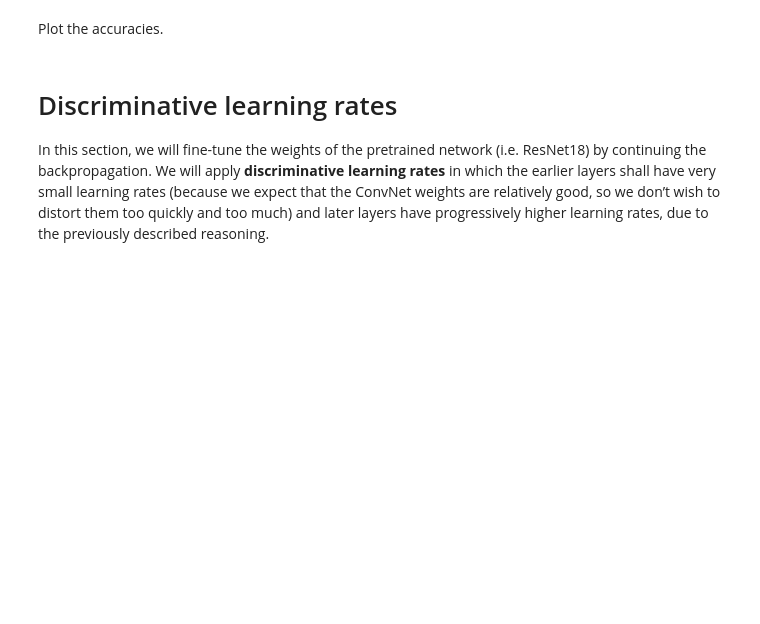
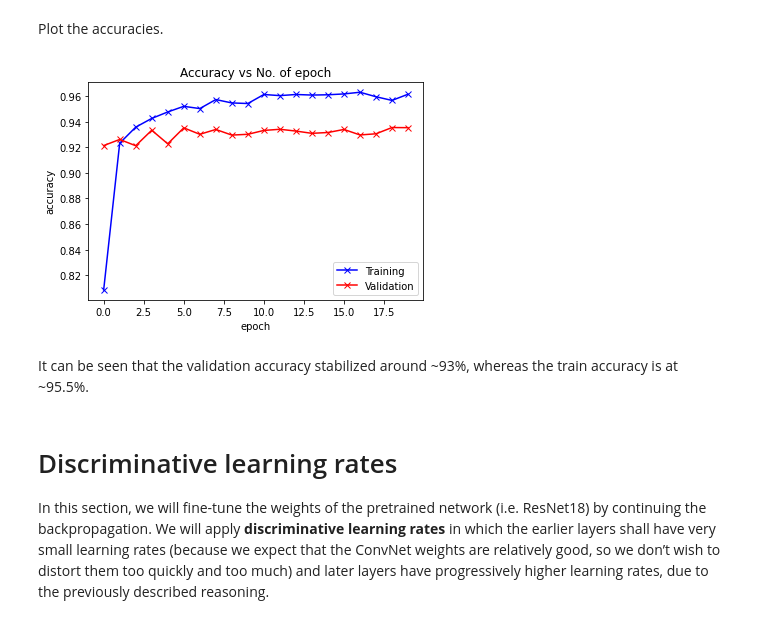
Before and after one commit to alvin-yang68/Noisy-Imagewoof, a Jupyter notebook: notebook.ipynb, the cells around one changed output. Cells and saved outputs as stored; diff of their text form; code cells hidden in the pictures; blank space fills up the shorter version.

```diff
--- a/notebook.ipynb
+++ b/notebook.ipynb
@@ -290,14 +310,15 @@ val_dl = DeviceDataLoader(val_dl, device)
 # %% [markdown]
 ## Load and train the pre-trained ResNet18 model
 # %%
-# model_fe = models.resnet18(pretrained=True)
-# num_ftrs = model_fe.fc.in_features
-# model_fe.fc = nn.Linear(num_ftrs, len(classes))
+# Load pre-trained ResNet18 and replace the last fully-connected layer
+model_fe = models.resnet18(pretrained=True)
+num_ftrs = model_fe.fc.in_features
+model_fe.fc = nn.Linear(num_ftrs, len(classes))
 
-# model_fe = model_fe.to(device)
+model_fe = model_fe.to(device)
 
-# criterion = nn.CrossEntropyLoss()
+criterion = nn.CrossEntropyLoss()
 
-# # Note that only parameters of final layer are being optimized
-# optimizer_fe = optim.SGD(model_fe.fc.parameters(), lr=1e-2, momentum=0.9)
+# Note that only parameters of the final layer are being optimized
+optimizer_fe = optim.SGD(model_fe.fc.parameters(), lr=1e-2, momentum=0.9)
 # %% [markdown]
@@ -305,18 +342,4 @@ We'll define two functions: `fit` and `evaluate` to train the model using gradie
 # %%
-def accuracy(preds, labels):
-    preds = torch.argmax(preds, dim=1)
-    return torch.tensor(torch.sum(preds == labels).item() / len(preds))
-
-def evaluate(model, criterion, val_loader):
-    model.eval()
-    loss, acc = [], []
-    for images, labels in val_loader:
-        preds = model(images)
-        loss.append(criterion(preds, labels).detach())
-        acc.append(accuracy(preds, labels))
-    return {'val_loss': torch.stack(loss).mean().item(),
-            'val_acc': torch.stack(acc).mean().item()}
-
 def fit(epochs, model, train_loader, val_loader, criterion, optimizer):
     history = []
     for epoch in range(epochs):
@@ -324,8 +347,6 @@ def fit(epochs, model, train_loader, val_loader, criterion, optimizer):
         model.train()
         train_losses = []
         train_acc = []
-
-        before = list(model.fc.parameters())[0].clone() #
 
         for images, labels in train_loader:
             optimizer.zero_grad()
@@ -336,9 +357,6 @@ def fit(epochs, model, train_loader, val_loader, criterion, optimizer):
             loss.backward()
             optimizer.step()
 
-        after = list(model.fc.parameters())[0].clone() #
-        print(torch.equal(before.data, after.data)) #
-
         # Validation phase
         result = evaluate(model, criterion, val_loader)
         result['train_loss'] = torch.stack(train_losses).mean().item()
@@ -350,6 +368,6 @@ def fit(epochs, model, train_loader, val_loader, criterion, optimizer):
 # %% [markdown]
 Train the model.
 # %%
-# num_epochs = 20
+num_epochs = 20
 
-# history_fe = fit(num_epochs, model_fe, train_dl, val_dl, criterion, optimizer_fe)
+history_fe = fit(num_epochs, model_fe, train_dl, val_dl, criterion, optimizer_fe)
@@ -370,3 +407,9 @@ def plot_accuracies(history):
+# %%
+plot_accuracies(history_fe)
+# %% [output]
+[figure, added]
+# %% [markdown]
+It can be seen that the validation accuracy stabilized around ~93%, whereas the train accuracy is at ~95.5%.
 # %% [markdown]
 # Discriminative learning rates
 
```
Also changed, not shown: parts of 58 cells of this notebook.
